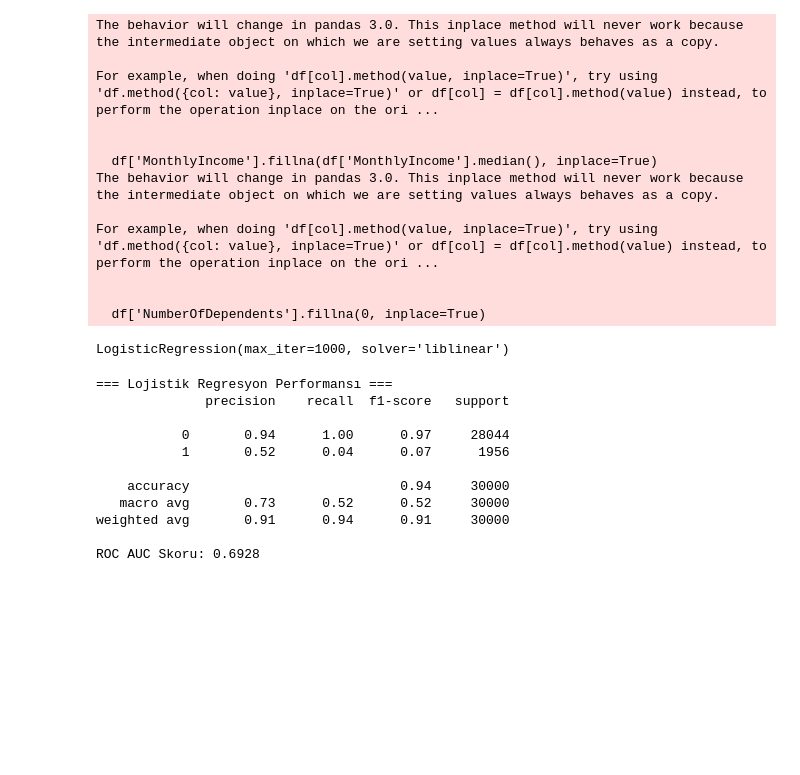
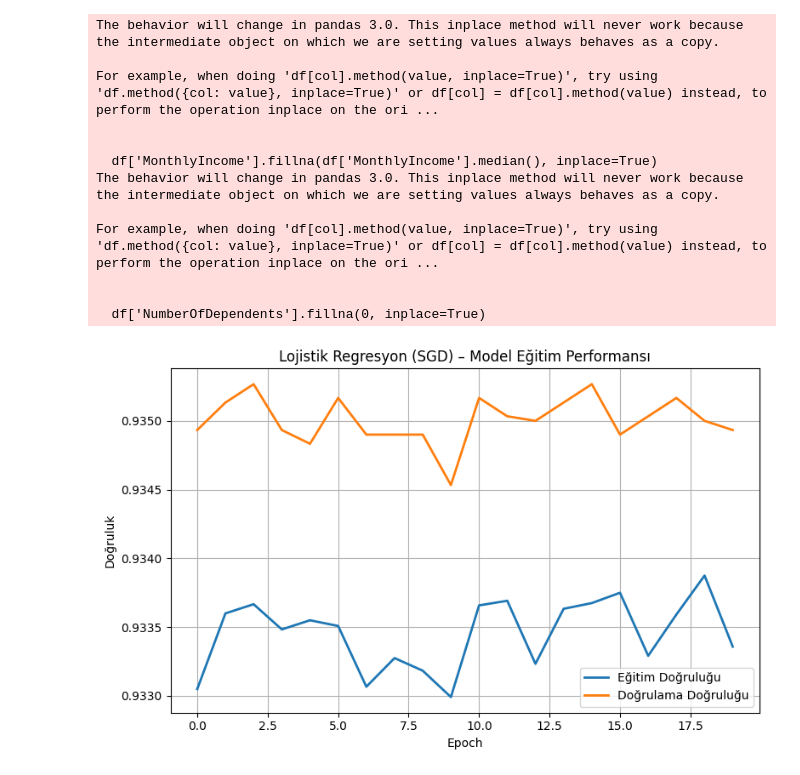
Before and after one commit to furkanardadincer/CreditRiskPrediction, a Jupyter notebook: LRegression_KrediRiskTahmini.ipynb, the cells around one changed output. Cells and saved outputs as stored; diff of their text form; code cells hidden in the pictures; blank space fills up the shorter version.

```diff
--- a/LRegression_KrediRiskTahmini.ipynb
+++ b/LRegression_KrediRiskTahmini.ipynb
@@ -51,6 +43 @@ X_scaled = scaler.fit_transform(X)
 X_train, X_test, y_train, y_test = train_test_split(X_scaled, y, test_size=0.2, random_state=42)
-# %%
-log_model = LogisticRegression(max_iter=1000, solver='liblinear')
-log_model.fit(X_train, y_train)
-# %% [output]
-LogisticRegression(max_iter=1000, solver='liblinear')
@@ -61,16 +43,0 @@ y_proba_log = log_model.predict_proba(X_test)[:, 1]
-# %%
-print("=== Lojistik Regresyon Performansı ===")
-print(classification_report(y_test, y_pred_log))
-print(f"ROC AUC Skoru: {roc_auc_score(y_test, y_proba_log):.4f}")
-# %% [output]
-=== Lojistik Regresyon Performansı ===
-              precision    recall  f1-score   support
-
-           0       0.94      1.00      0.97     28044
-           1       0.52      0.04      0.07      1956
-
-    accuracy                           0.94     30000
-   macro avg       0.73      0.52      0.52     30000
-weighted avg       0.91      0.94      0.91     30000
-
-ROC AUC Skoru: 0.6928
@@ -76,0 +61,13 @@ ROC AUC Skoru: 0.6928
+# %%
+plt.figure(figsize=(8, 5))
+plt.plot(train_acc, label='Eğitim Doğruluğu', linewidth=2)
+plt.plot(val_acc, label='Doğrulama Doğruluğu', linewidth=2)
+plt.title('Lojistik Regresyon (SGD) – Model Eğitim Performansı')
+plt.xlabel('Epoch')
+plt.ylabel('Doğruluk')
+plt.legend()
+plt.grid(True)
+plt.tight_layout()
+plt.show()
+# %% [output]
+[figure, added]
```
Also changed, not shown: parts of 12 cells of this notebook.
